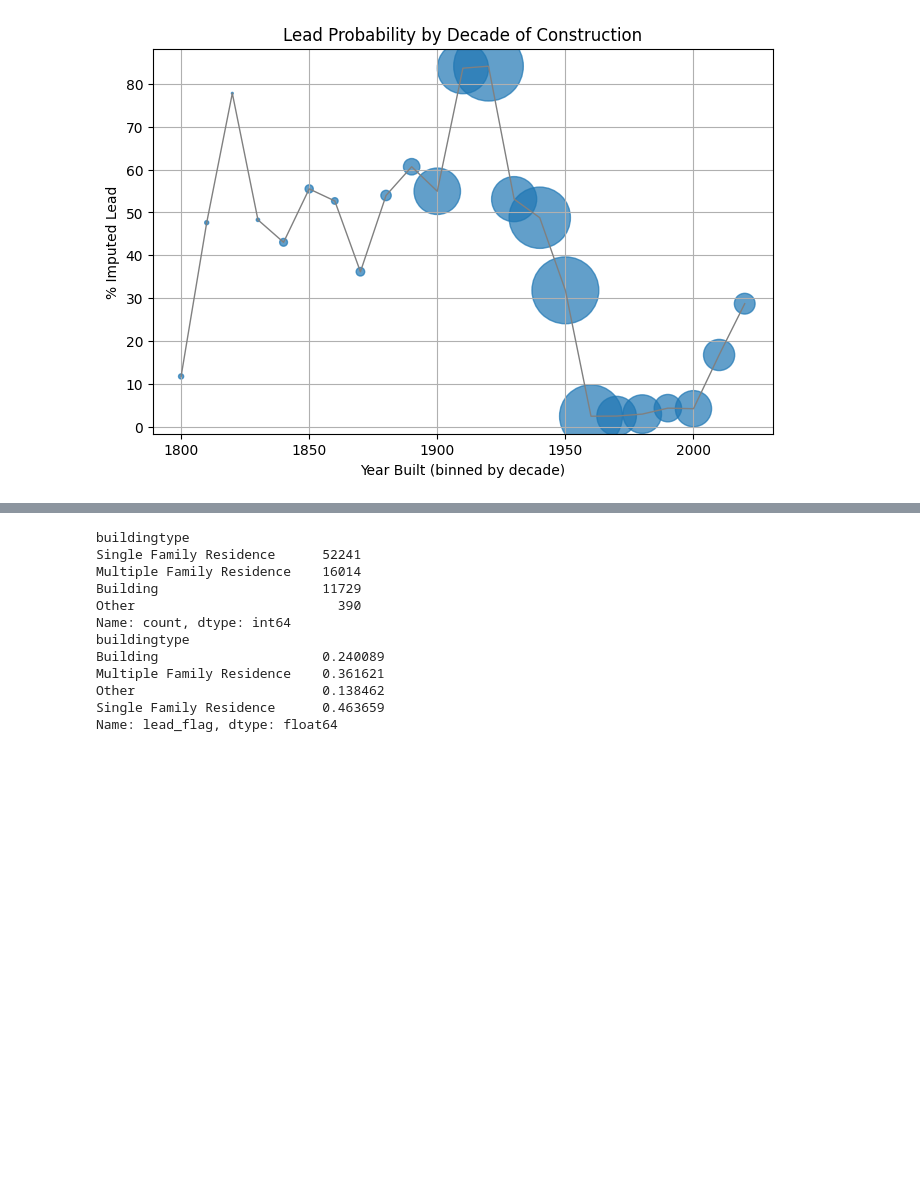
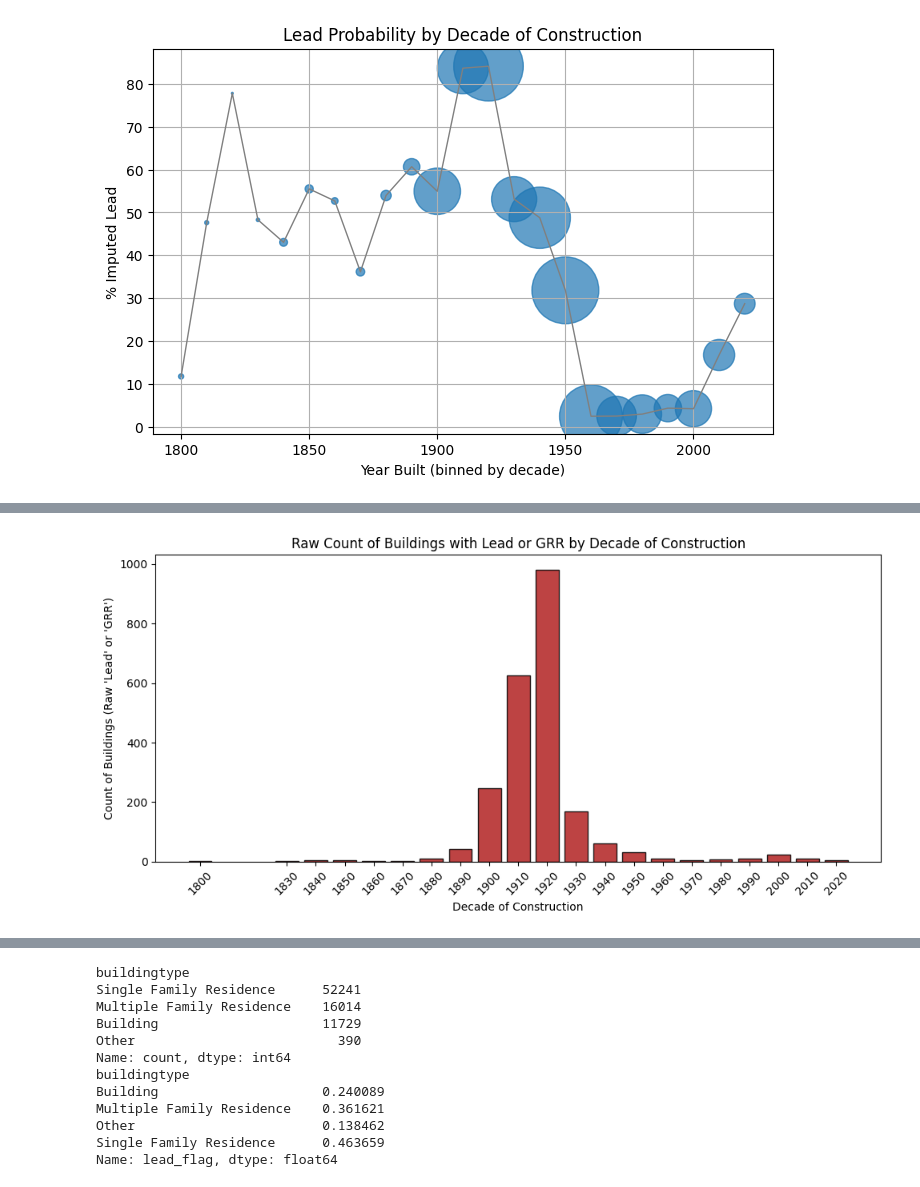
Before and after one commit to bradkellseconomics/RVA-GIS-Work, a Jupyter notebook: lead_ead.ipynb, the cells around one changed output, grey strips where cells are left out. Saved outputs shown, nothing was run; the diff lists cells and outputs as text; code cells hidden in the pictures; blank space fills up the shorter version.

```diff
--- a/lead_ead.ipynb
+++ b/lead_ead.ipynb
@@ -248,0 +284,21 @@ plt.show()
+# %%
+import matplotlib.pyplot as plt
+
+# Filter to raw, non-imputed lead/GRR cases
+lead_raw_df = df[df["bothsidesstatus"].isin(["Lead", "Galvanized Requiring Replacement"])].copy()
+
+# Count by decade of construction
+lead_raw_counts = lead_raw_df["year_bin"].value_counts().sort_index()
+
+plt.figure(figsize=(10,5))
+plt.bar(lead_raw_counts.index.astype(int), lead_raw_counts.values,
+        width=8, color="firebrick", edgecolor="black", alpha=0.85)
+
+plt.title("Raw Count of Buildings with Lead or GRR by Decade of Construction")
+plt.xlabel("Decade of Construction")
+plt.ylabel("Count of Buildings (Raw 'Lead' or 'GRR')")
+plt.xticks(lead_raw_counts.index.astype(int), rotation=45)
+plt.tight_layout()
+plt.show()
+# %% [output]
+[figure, added]
```
Also changed, not shown: parts of 5 cells of this notebook.
